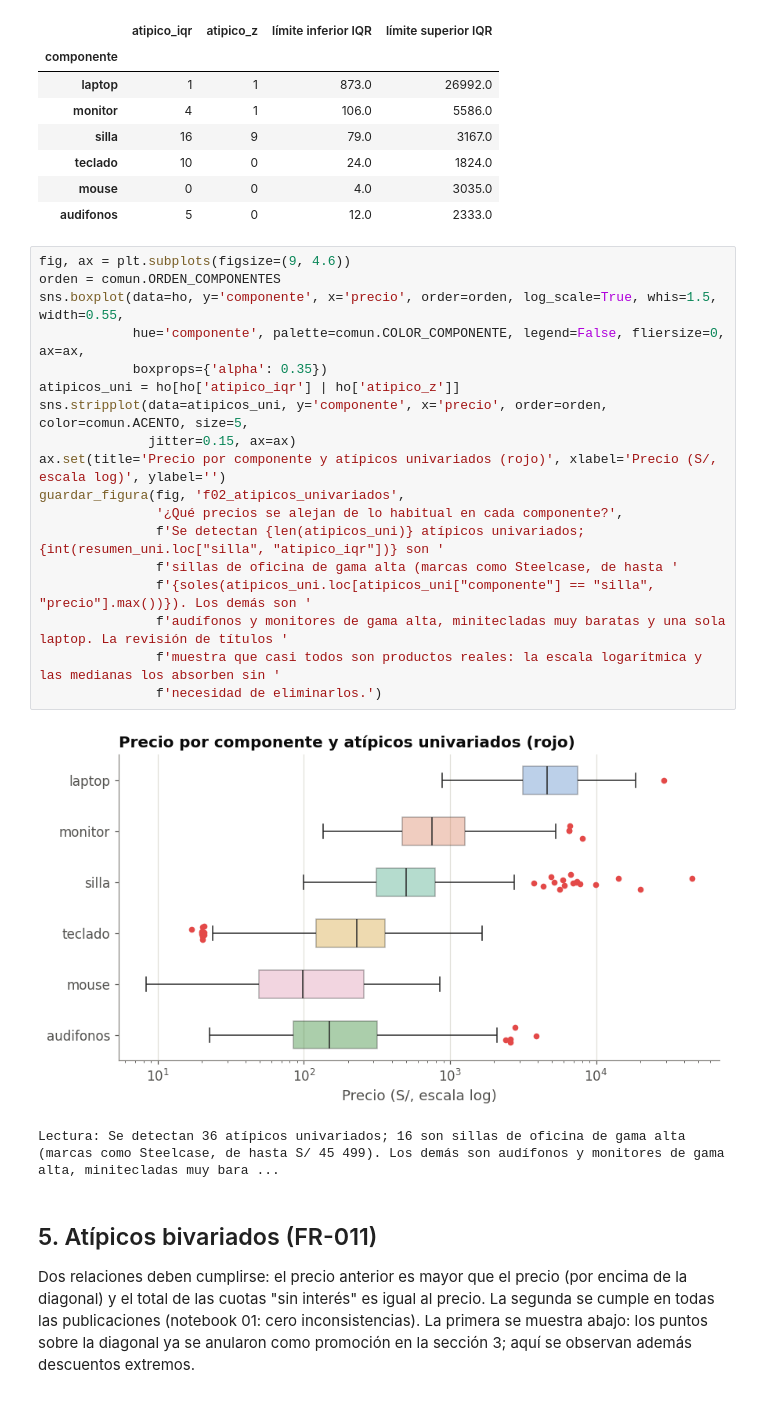
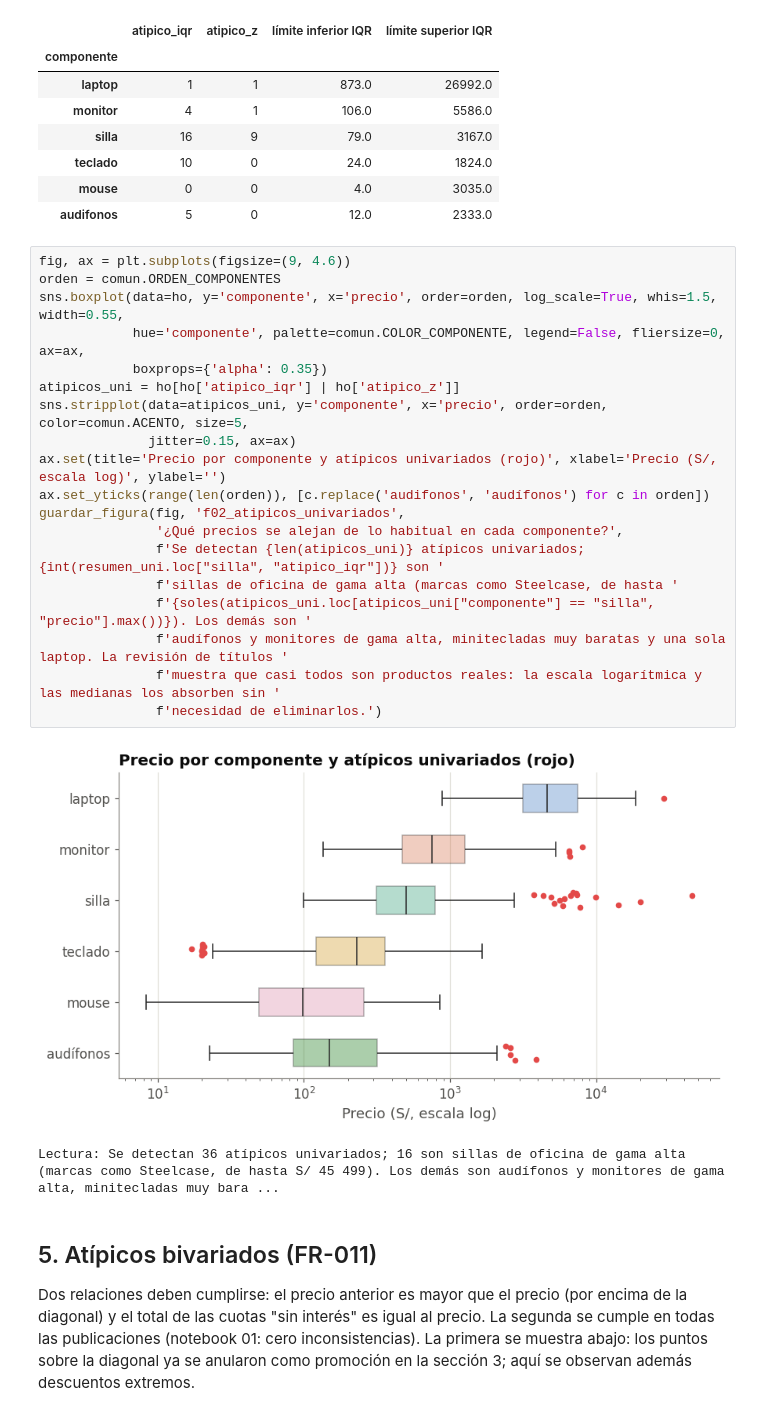
Before and after one commit to josueroc/proyectoacd_mercadolibre, a Jupyter notebook: notebooks/02_faltantes_y_atipicos.ipynb, the cells around one changed output. Saved outputs shown, nothing was run; the diff lists cells and outputs as text.

```diff
--- a/notebooks/02_faltantes_y_atipicos.ipynb
+++ b/notebooks/02_faltantes_y_atipicos.ipynb
@@ -232,23 +232,24 @@ resumen_uni
 # %%
 fig, ax = plt.subplots(figsize=(9, 4.6))
 orden = comun.ORDEN_COMPONENTES
 sns.boxplot(data=ho, y='componente', x='precio', order=orden, log_scale=True, whis=1.5, width=0.55,
             hue='componente', palette=comun.COLOR_COMPONENTE, legend=False, fliersize=0, ax=ax,
             boxprops={'alpha': 0.35})
 atipicos_uni = ho[ho['atipico_iqr'] | ho['atipico_z']]
 sns.stripplot(data=atipicos_uni, y='componente', x='precio', order=orden, color=comun.ACENTO, size=5,
               jitter=0.15, ax=ax)
 ax.set(title='Precio por componente y atípicos univariados (rojo)', xlabel='Precio (S/, escala log)', ylabel='')
+ax.set_yticks(range(len(orden)), [c.replace('audifonos', 'audífonos') for c in orden])
 guardar_figura(fig, 'f02_atipicos_univariados',
                '¿Qué precios se alejan de lo habitual en cada componente?',
                f'Se detectan {len(atipicos_uni)} atípicos univariados; {int(resumen_uni.loc["silla", "atipico_iqr"])} son '
                f'sillas de oficina de gama alta (marcas como Steelcase, de hasta '
                f'{soles(atipicos_uni.loc[atipicos_uni["componente"] == "silla", "precio"].max())}). Los demás son '
                f'audífonos y monitores de gama alta, minitecladas muy baratas y una sola laptop. La revisión de títulos '
                f'muestra que casi todos son productos reales: la escala logarítmica y las medianas los absorben sin '
                f'necesidad de eliminarlos.')
 # %% [output]
-[figure, old version]
+[figure, new version]
 Lectura: Se detectan 36 atípicos univariados; 16 son sillas de oficina de gama alta (marcas como Steelcase, de hasta S/ 45 499). Los demás son audífonos y monitores de gama alta, minitecladas muy bara ...
 # %% [markdown]
 ## 5. Atípicos bivariados (FR-011)
```
Also changed, not shown: parts of 2 cells of this notebook, 19 other files.
